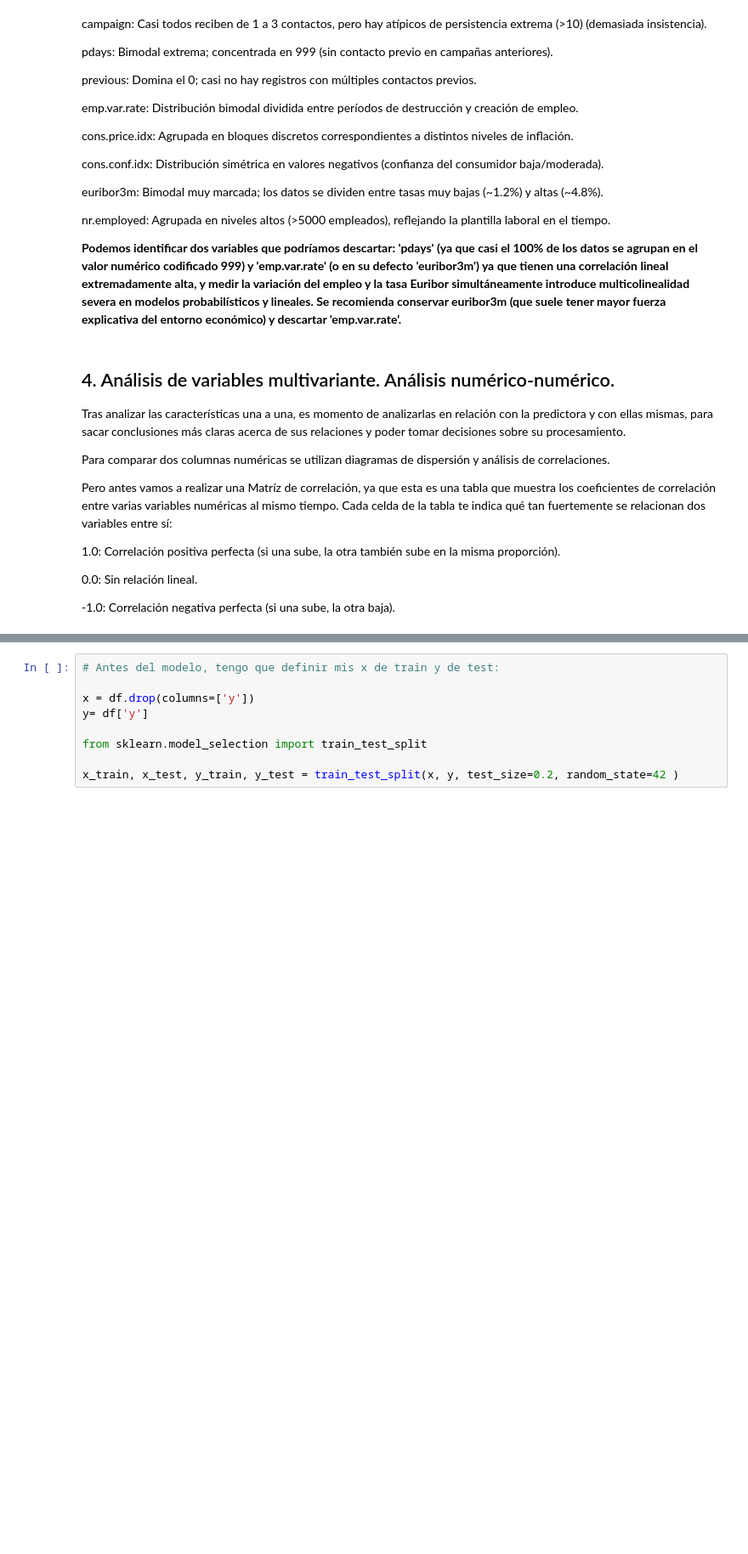
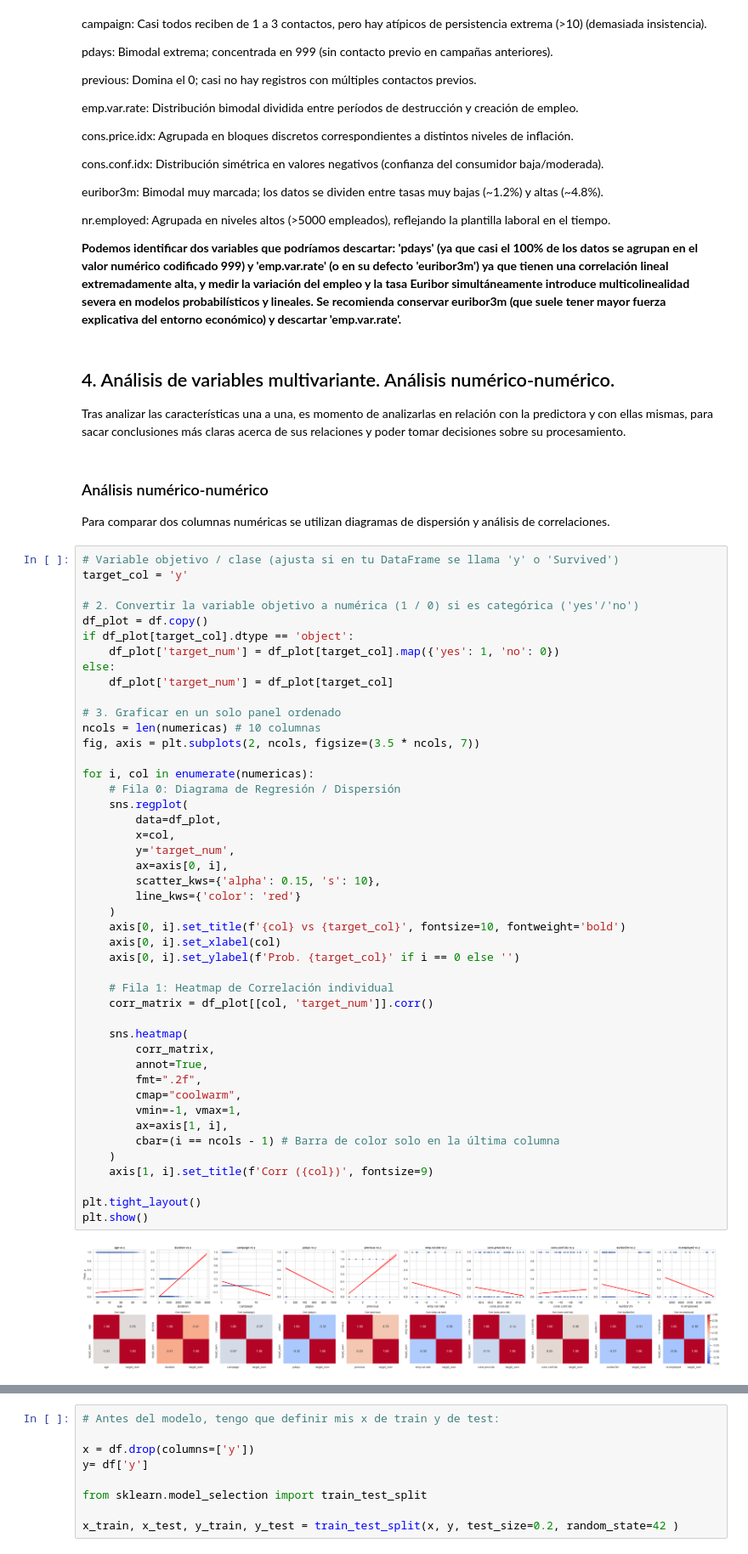
Before and after one commit to Brenda-Carloni/regresion_logistica_bren, a Jupyter notebook: src/explore.ipynb, the cells around one changed output, grey strips where cells are left out. Shown at 85% size. Cells and saved outputs as stored; diff of their text form; blank space fills up the shorter version.

Commit message:
Análisis numérico-numérico

```diff
--- a/src/explore.ipynb
+++ b/src/explore.ipynb
@@ -340,15 +340,57 @@ nr.employed: Agrupada en niveles altos (>5000 empleados), reflejando la plantill
 **Podemos identificar dos variables que podríamos descartar: 'pdays' (ya que casi el 100% de los datos se agrupan en el valor numérico codificado 999) y 'emp.var.rate' (o en su defecto 'euribor3m') ya que tienen una correlación lineal extremadamente alta, y medir la variación del empleo y la tasa Euribor simultáneamente introduce multicolinealidad severa en modelos probabilísticos y lineales. Se recomienda conservar euribor3m (que suele tener mayor fuerza explicativa del entorno económico) y descartar 'emp.var.rate'.**
 # %% [markdown]
 ## 4. Análisis de variables multivariante. Análisis numérico-numérico.
+
+
 Tras analizar las características una a una, es momento de analizarlas en relación con la predictora y con ellas mismas, para sacar conclusiones más claras acerca de sus relaciones y poder tomar decisiones sobre su procesamiento.
-
-Para comparar dos columnas numéricas se utilizan diagramas de dispersión y análisis de correlaciones.
-
-Pero antes vamos a realizar una Matríz de correlación, ya que esta es una tabla que muestra los coeficientes de correlación entre varias variables numéricas al mismo tiempo.
-Cada celda de la tabla te indica qué tan fuertemente se relacionan dos variables entre sí:
-
-1.0: Correlación positiva perfecta (si una sube, la otra también sube en la misma proporción).
-
-0.0: Sin relación lineal.
-
--1.0: Correlación negativa perfecta (si una sube, la otra baja).
+# %% [markdown]
+### Análisis numérico-numérico
+
+ Para comparar dos columnas numéricas se utilizan diagramas de dispersión y análisis de correlaciones.
+# %%
+# Variable objetivo / clase (ajusta si en tu DataFrame se llama 'y' o 'Survived')
+target_col = 'y'
+
+# 2. Convertir la variable objetivo a numérica (1 / 0) si es categórica ('yes'/'no')
+df_plot = df.copy()
+if df_plot[target_col].dtype == 'object':
+    df_plot['target_num'] = df_plot[target_col].map({'yes': 1, 'no': 0})
+else:
+    df_plot['target_num'] = df_plot[target_col]
+
+# 3. Graficar en un solo panel ordenado
+ncols = len(numericas) # 10 columnas
+fig, axis = plt.subplots(2, ncols, figsize=(3.5 * ncols, 7))
+
+for i, col in enumerate(numericas):
+    # Fila 0: Diagrama de Regresión / Dispersión
+    sns.regplot(
+        data=df_plot,
+        x=col,
+        y='target_num',
+        ax=axis[0, i],
+        scatter_kws={'alpha': 0.15, 's': 10},
+        line_kws={'color': 'red'}
+    )
+    axis[0, i].set_title(f'{col} vs {target_col}', fontsize=10, fontweight='bold')
+    axis[0, i].set_xlabel(col)
+    axis[0, i].set_ylabel(f'Prob. {target_col}' if i == 0 else '')
+
+    # Fila 1: Heatmap de Correlación individual
+    corr_matrix = df_plot[[col, 'target_num']].corr()
+
+    sns.heatmap(
+        corr_matrix,
+        annot=True,
+        fmt=".2f",
+        cmap="coolwarm",
+        vmin=-1, vmax=1,
+        ax=axis[1, i],
+        cbar=(i == ncols - 1) # Barra de color solo en la última columna
+    )
+    axis[1, i].set_title(f'Corr ({col})', fontsize=9)
+
+plt.tight_layout()
+plt.show()
+# %% [output]
+[figure, added]
```
Also changed, not shown: parts of 15 cells of this notebook.
